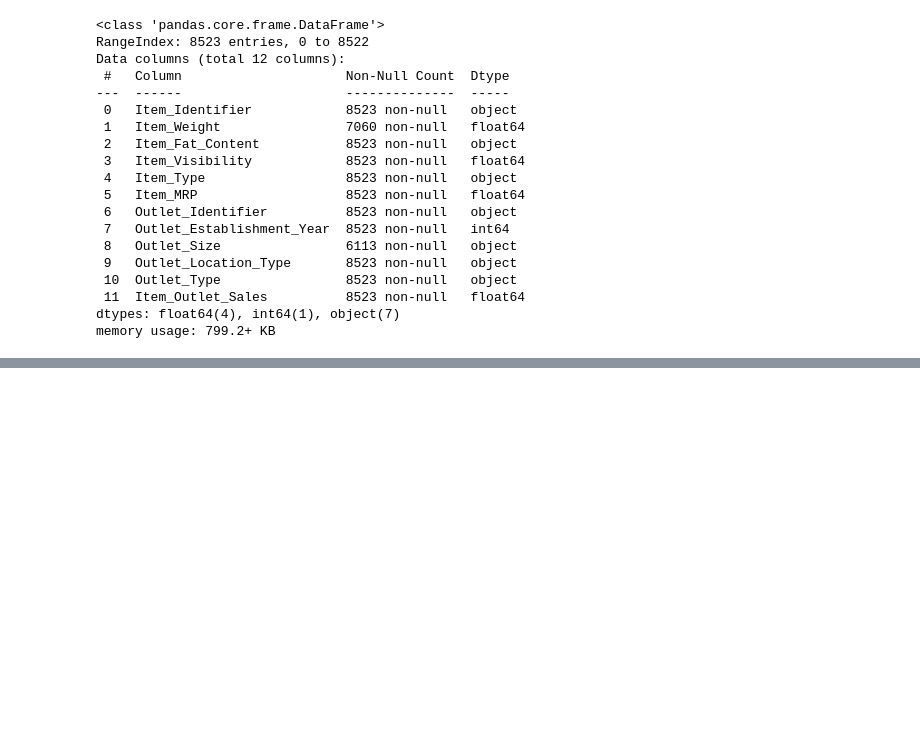
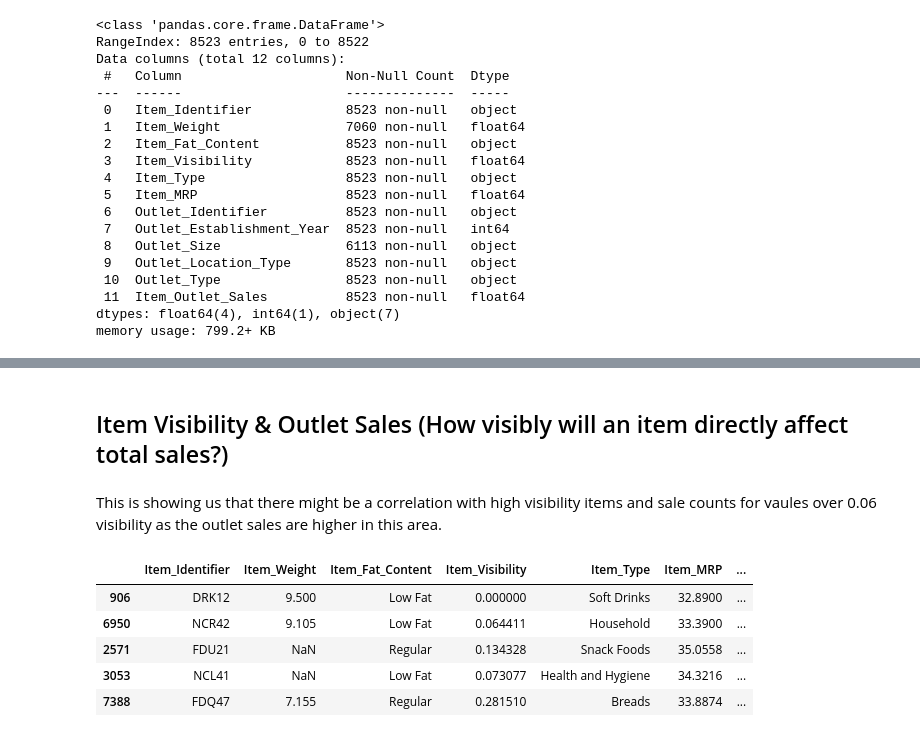
Before and after one commit to GilbertRPG/sales-predictions, a Jupyter notebook: data_cleaning.ipynb, the cells around one changed output, grey strips where cells are left out. Saved outputs shown, nothing was run; the diff lists cells and outputs as text; code cells hidden in the pictures; blank space fills up the shorter version.

```diff
--- a/data_cleaning.ipynb
+++ b/data_cleaning.ipynb
@@ -70,0 +164,13 @@ df.loc[OutletSize_Missing]
+# %% [markdown]
+## Item Visibility & Outlet Sales (How visibly will an item directly affect total sales?)
+# %% [markdown]
+This is showing us that there might be a correlation with high visibility items and sale counts for vaules over 0.06 visibility as the outlet sales are higher in this area.
+# %%
+df.sort_values('Item_Outlet_Sales').head()
+# %% [output]
+|  | Item_Identifier | Item_Weight | Item_Fat_Content | Item_Visibility | Item_Type | Item_MRP | ... |
+| 906 | DRK12 | 9.500 | Low Fat | 0.000000 | Soft Drinks | 32.8900 | ... |
+| 6950 | NCR42 | 9.105 | Low Fat | 0.064411 | Household | 33.3900 | ... |
+| 2571 | FDU21 | NaN | Regular | 0.134328 | Snack Foods | 35.0558 | ... |
+| 3053 | NCL41 | NaN | Low Fat | 0.073077 | Health and Hygiene | 34.3216 | ... |
+| 7388 | FDQ47 | 7.155 | Regular | 0.281510 | Breads | 33.8874 | ... |
```
Also changed, not shown: parts of 27 cells of this notebook.
